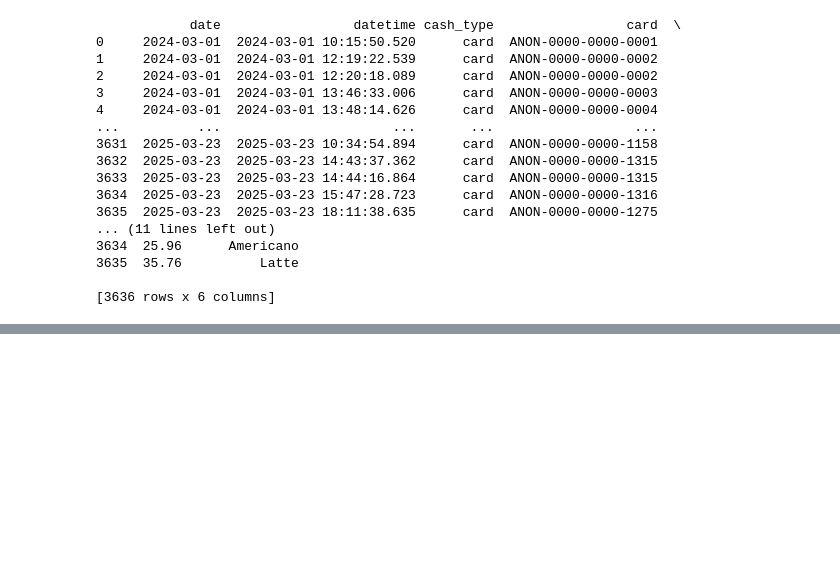
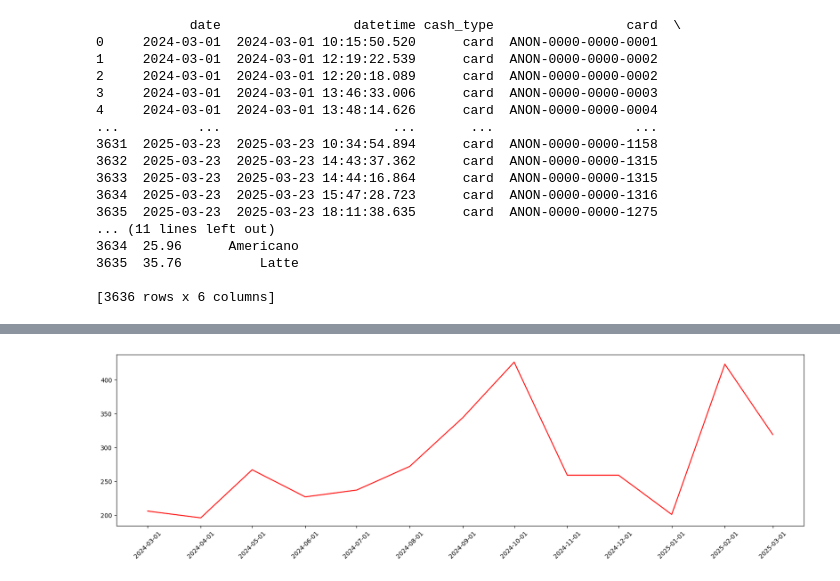
Before and after one commit to Massagli/sales_coffee_forecast, a Jupyter notebook: main.ipynb, the cells around one changed output, grey strips where cells are left out. Drawn from its saved outputs; the diff is of its cells as text; code cells hidden in the pictures; blank space fills up the shorter version.

Commit message:
Plotting Data

```diff
--- a/main.ipynb
+++ b/main.ipynb
@@ -22,12 +22,3 @@ print(sales)
 3635  35.76          Latte
 
 [3636 rows x 6 columns]
-# %%
-#Filtrando os dados necessários
-
-sales = sales[["date", "coffee_name"]]
-sales = sales.groupby("date").size().reset_index(name="qtd")
-# sales.set_index("date", inplace=True)
-# sales["coffee_name"] = sales["coffee_name"].count()
-
-display(sales)
@@ -48,6 +25,12 @@ display(sales)
 # %%
+#Filtrando os dados
+import warnings
+warnings.filterwarnings("ignore")
+
 sales = sales[["date", "coffee_name"]]
-sales = sales.groupby("date")["coffee_name"].count()
+sales["date"] = pd.to_datetime(sales["date"])
+sales = sales.groupby(sales["date"].dt.to_period('M'))["coffee_name"].count().reset_index(name="qtd")
+sales.set_index("date", inplace=True)
 
 display(sales)
 # %% [output]
@@ -66,0 +52,9 @@ Name: coffee_name, Length: 381, dtype: int64
+# %%
+import matplotlib.pyplot as plt
+
+plt.figure(figsize=(20,5))
+plt.plot(sales.index.to_timestamp(), sales.values, color='r', label="Sales")
+plt.xticks(sales.index.to_timestamp(), rotation=45)
+plt.show()
+# %% [output]
+[figure, added]
```
Also changed, not shown: parts of 2 cells of this notebook, 1 other file.
